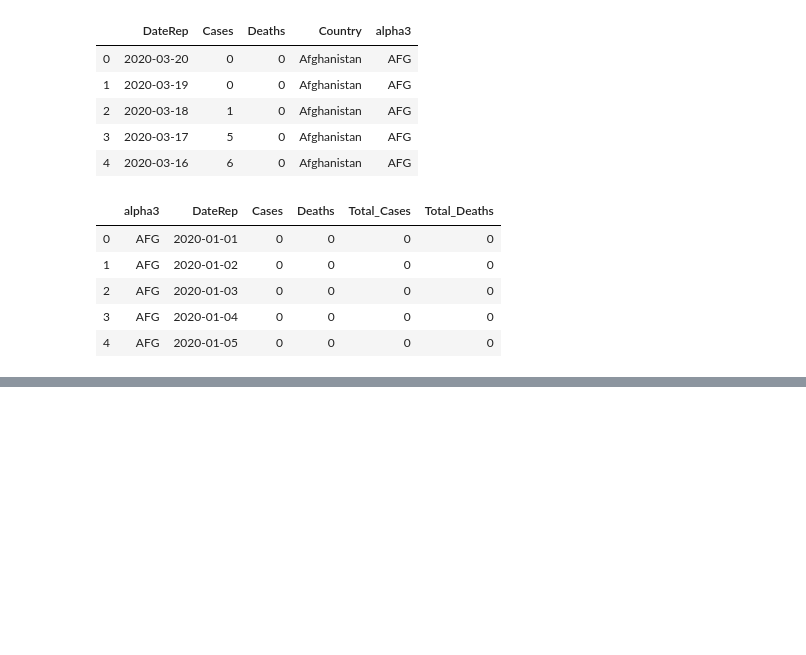
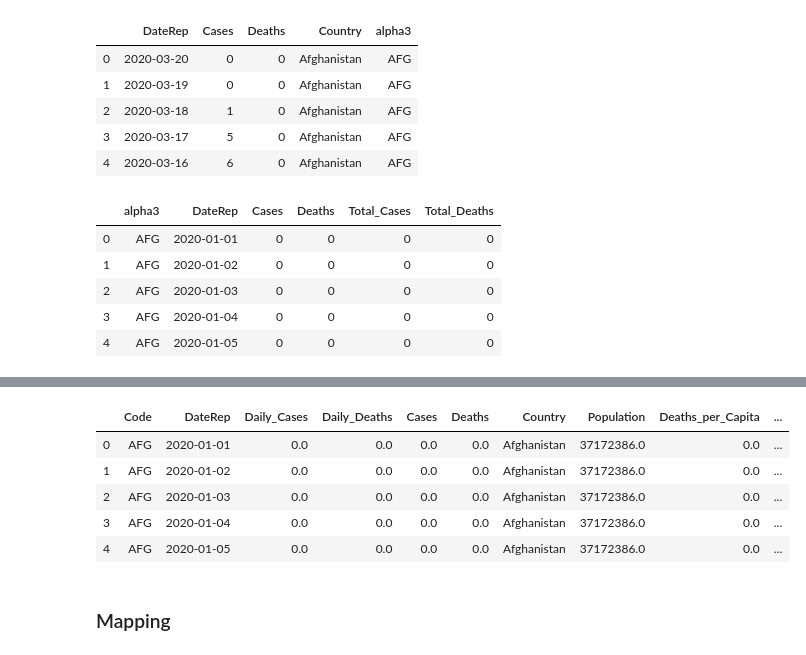
Before and after one commit to BenGeissel/COVID19_Spread_Visualizations_Blog, a Jupyter notebook: COVID19_Spread_Visualizations.ipynb, the cells around one changed output, grey strips where cells are left out. Saved outputs shown, nothing was run; the diff lists cells and outputs as text; code cells hidden in the pictures; blank space fills up the shorter version.

```diff
--- a/COVID19_Spread_Visualizations.ipynb
+++ b/COVID19_Spread_Visualizations.ipynb
@@ -347,0 +376,7 @@ grouped_df.rename({'alpha3' : 'Country', 'Cases' : 'Daily_Cases', 'Deaths' : 'Da
+# %%
+# Merge dataframes
+final_df = pd.merge(grouped_df, pop_df, how = 'outer', left_on = 'Country', right_on = 'Country Code')
+# %%
+# Drop unnecessary columns
+final_df.drop('Country Code', axis = 1, inplace = True)
+final_df.head()
@@ -348,3 +390,23 @@ grouped_df.rename({'alpha3' : 'Country', 'Cases' : 'Daily_Cases', 'Deaths' : 'Da
+# %%
+# Rename columns
+final_df.rename({'2018' : 'Population', 'Country' : 'Code', 'Country Name' : 'Country'}, axis = 1, inplace = True)
+# %%
+# Add Cases and Deaths per capita, death rate
+final_df['Deaths_per_Capita'] = final_df.Deaths / final_df.Population
+final_df['Cases_per_Capita'] = final_df.Cases / final_df.Population
+final_df['Death_rate'] = (final_df.Deaths / final_df.Cases).fillna(0.0)
+# %%
+# Preview dataframe
+final_df.head()
+# %% [output]
+|  | Code | DateRep | Daily_Cases | Daily_Deaths | Cases | Deaths | Country | Population | Deaths_per_Capita | ... |
+| 0 | AFG | 2020-01-01 | 0.0 | 0.0 | 0.0 | 0.0 | Afghanistan | 37172386.0 | 0.0 | ... |
+| 1 | AFG | 2020-01-02 | 0.0 | 0.0 | 0.0 | 0.0 | Afghanistan | 37172386.0 | 0.0 | ... |
+| 2 | AFG | 2020-01-03 | 0.0 | 0.0 | 0.0 | 0.0 | Afghanistan | 37172386.0 | 0.0 | ... |
+| 3 | AFG | 2020-01-04 | 0.0 | 0.0 | 0.0 | 0.0 | Afghanistan | 37172386.0 | 0.0 | ... |
+| 4 | AFG | 2020-01-05 | 0.0 | 0.0 | 0.0 | 0.0 | Afghanistan | 37172386.0 | 0.0 | ... |
+# %% [markdown]
+### Mapping
 # %%
 # Def function to create world choropleth map
 import plotly.express as px
```
Also changed, not shown: parts of 9 cells of this notebook, 1 other file.
